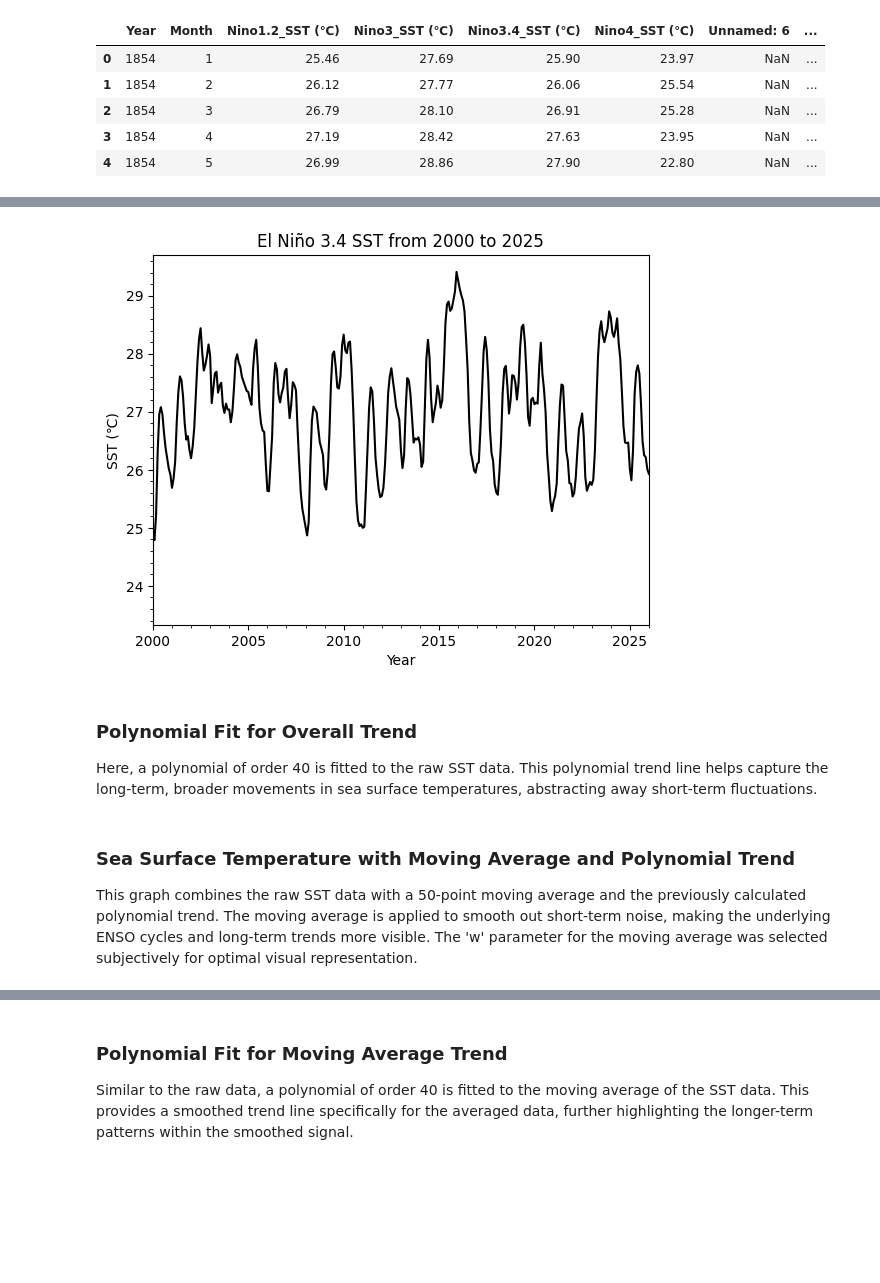
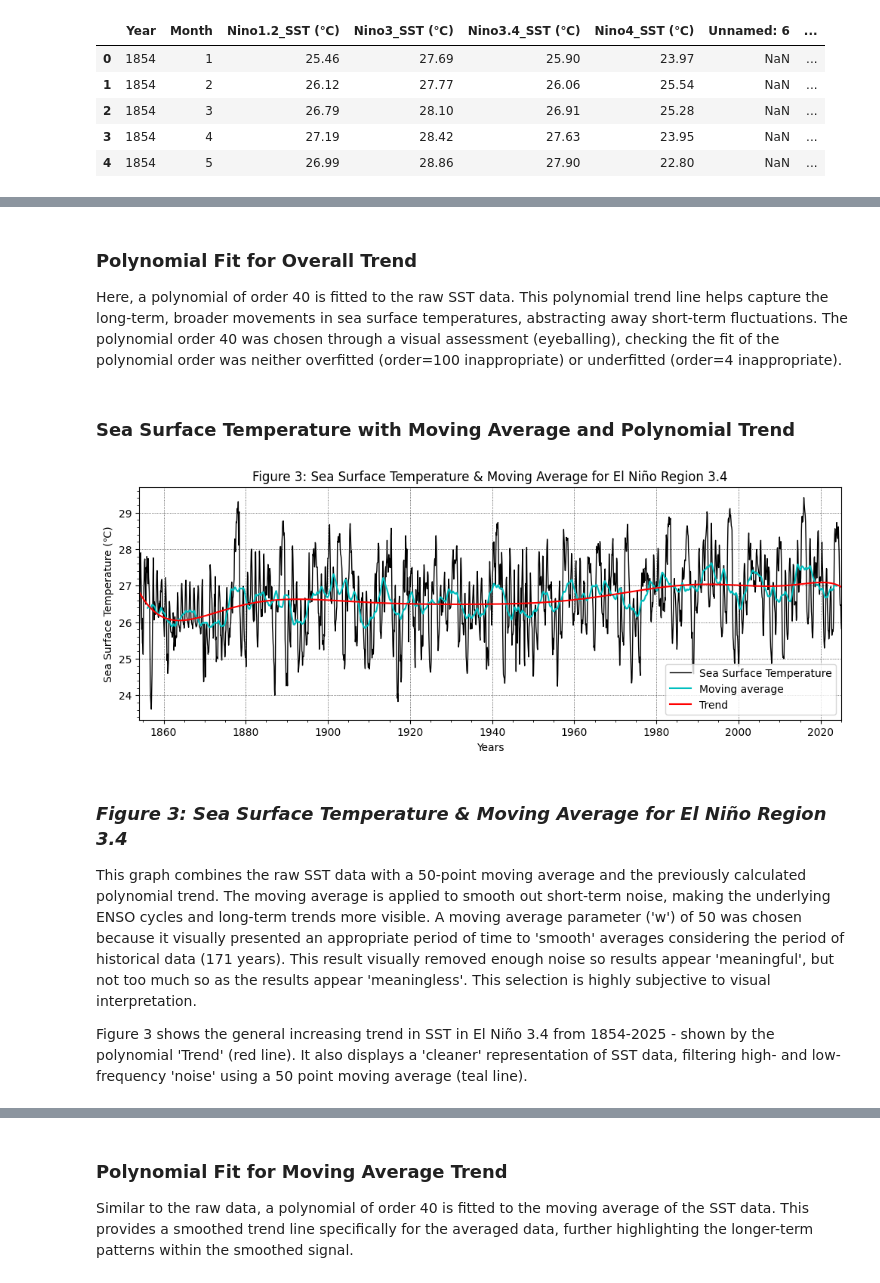
Before and after one commit to mjss26/EMSC2010-Group-Project-5, a Jupyter notebook: EMSC2010_Group_Project_5.ipynb, the cells around one changed output, grey strips where cells are left out. Saved outputs shown, nothing was run; the diff lists cells and outputs as text; code cells hidden in the pictures; blank space fills up the shorter version.

```diff
--- a/EMSC2010_Group_Project_5.ipynb
+++ b/EMSC2010_Group_Project_5.ipynb
@@ -131,16 +143,5 @@ This plot provides a more detailed view of the SST data from 2000 to 2025, allow
-# %%
-#zoom in on data
-plt.plot(year,sst,'black') #Plot year and sst data
-plt.xlabel('Year')
-plt.ylabel('SST (℃)')
-plt.title('El Niño 3.4 SST from 2000 to 2025')
-plt.minorticks_on()
-plt.xlim(2000, max(year)) #Set x-axis limit to start from 2000
-plt.show()
-# %% [output]
-[figure, removed]
 # %% [markdown]
 ### Polynomial Fit for Overall Trend
 
-Here, a polynomial of order 40 is fitted to the raw SST data. This polynomial trend line helps capture the long-term, broader movements in sea surface temperatures, abstracting away short-term fluctuations.
+Here, a polynomial of order 40 is fitted to the raw SST data. This polynomial trend line helps capture the long-term, broader movements in sea surface temperatures, abstracting away short-term fluctuations. The polynomial order 40 was chosen through a visual assessment (eyeballing), checking the fit of the polynomial order was neither overfitted (order=100 inappropriate) or underfitted (order=4 inappropriate).
 # %%
@@ -148,7 +148,35 @@ Here, a polynomial of order 40 is fitted to the raw SST data. This polynomial tr
 order = 40 #set the polynomial order
 pp = np.polyfit(year,sst,order) #fit the polynomial, pp will contain the polynomial coefficients
 trend = np.polyval(pp,year) #find the value of the polynomial at each time point.
+# %% [markdown]
+### Sea Surface Temperature with Moving Average and Polynomial Trend
+# %%
+#Sea Surface Temp (SST) raw data, moving average, and polynomial trend plotted to visualise correlation
+
+#using data from dataframes; 'year' and 'sst'
+def moving_average(sst,w):
+  return np.convolve(sst, np.ones(w), 'valid' ) / w #moving average function
+
+w = 50 #length of the moving average
+p_sst = moving_average(sst, w) #process the sst
+p_year = moving_average(year, w) #process the time
+
+plt.figure(figsize=(12, 4)) #figure used to 'stretch out' x-axis and make data less cramped
+plt.plot(year,sst,'k',linewidth=1,label='Sea Surface Temperature') #plot the raw data
+plt.plot(p_year,p_sst,'c',label='Moving average') #plot the moving average
+plt.plot(year,trend,'r',label='Trend', color='red') #plot the trend
+plt.xlim([1854,2025]) #limit the x-axis
+plt.title('Figure 3: Sea Surface Temperature & Moving Average for El Niño Region 3.4')
+plt.xlabel('Years') #label the x-axis
+plt.ylabel('Sea Surface Temperature (℃)') #label the y-axis
+plt.legend() #add a legend
+plt.minorticks_on() #add minorticks
+plt.grid(which='major', linestyle=':', linewidth='0.5', color='black')
+# %% [output]
+[figure, added]
 # %% [markdown]
-### Sea Surface Temperature with Moving Average and Polynomial Trend
+### *Figure 3: Sea Surface Temperature & Moving Average for El Niño Region 3.4*
 
-This graph combines the raw SST data with a 50-point moving average and the previously calculated polynomial trend. The moving average is applied to smooth out short-term noise, making the underlying ENSO cycles and long-term trends more visible. The 'w' parameter for the moving average was selected subjectively for optimal visual representation.
+This graph combines the raw SST data with a 50-point moving average and the previously calculated polynomial trend. The moving average is applied to smooth out short-term noise, making the underlying ENSO cycles and long-term trends more visible. A moving average parameter ('w') of 50 was chosen because it visually presented an appropriate period of time to 'smooth' averages considering the period of historical data (171 years). This result visually removed enough noise so results appear 'meaningful', but not too much so as the results appear 'meaningless'. This selection is highly subjective to visual interpretation.
+
+Figure 3 shows the general increasing trend in SST in El Niño 3.4 from 1854-2025 - shown by the polynomial 'Trend' (red line). It also displays a 'cleaner' representation of SST data, filtering high- and low- frequency 'noise' using a 50 point moving average (teal line).
```
Also changed, not shown: parts of 79 cells of this notebook.
